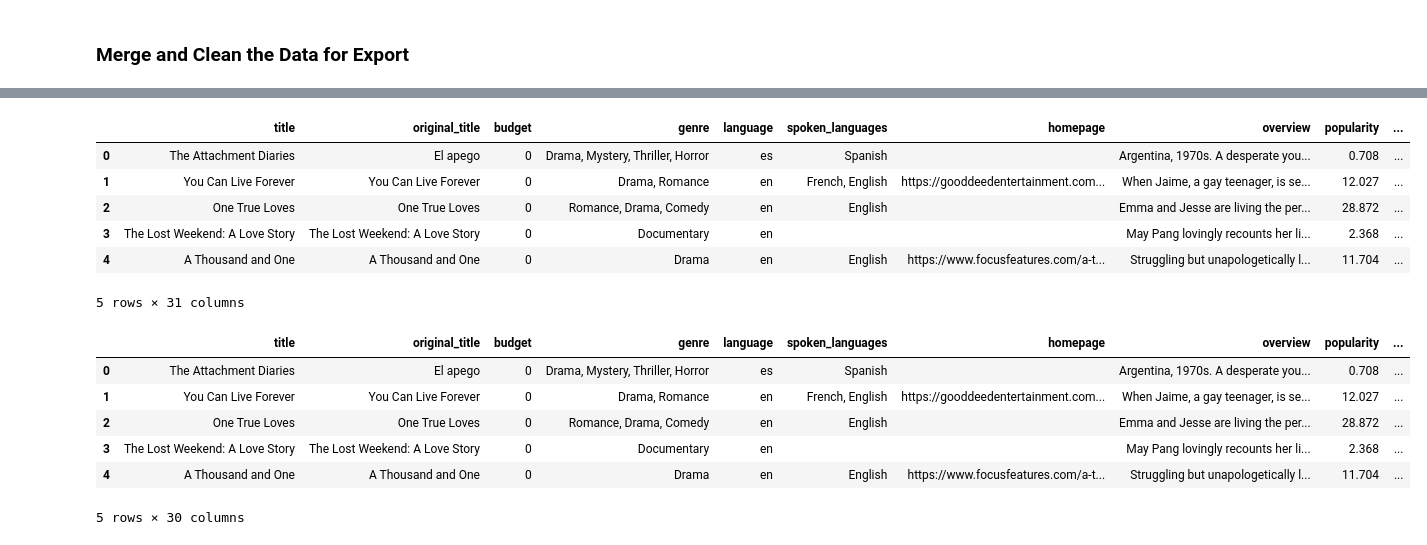
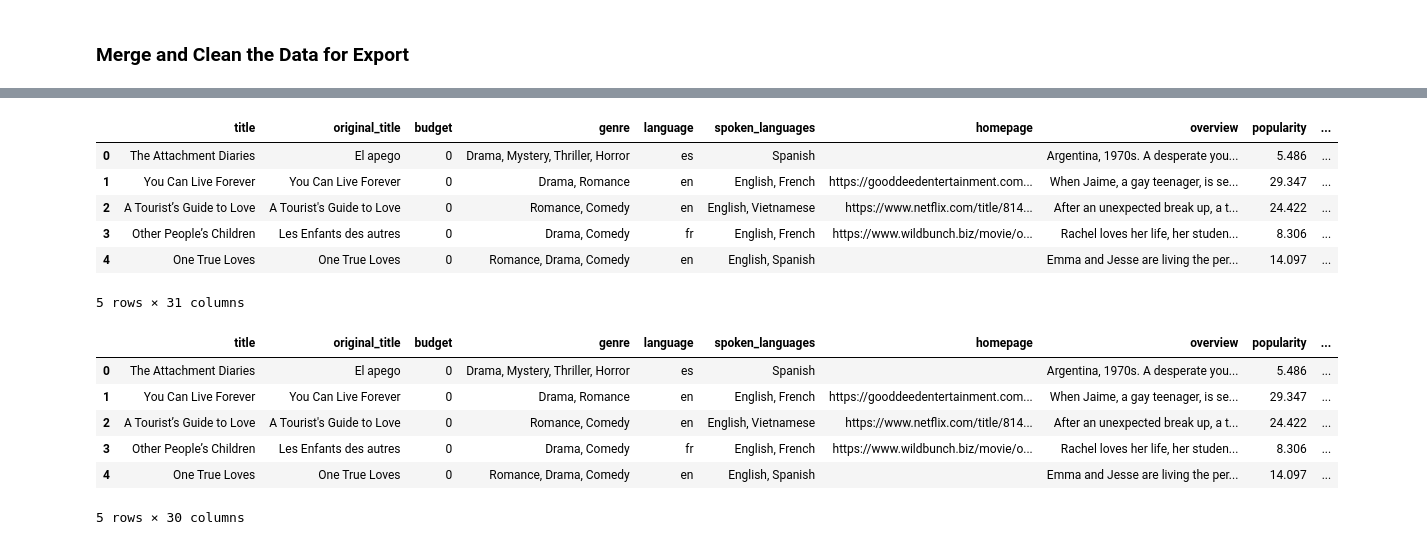
Before and after one commit to rjrdelatorre/data-sourcing-challenge, a Jupyter notebook: retrieve_movie_data.ipynb, the cells around one changed output, grey strips where cells are left out. Drawn from its saved outputs; the diff is of its cells as text; code cells hidden in the pictures.

```diff
--- a/retrieve_movie_data.ipynb
+++ b/retrieve_movie_data.ipynb
@@ -228,7 +230,7 @@ request_counter = 1
 for title in titles:
     # Check if we need to sleep before making a request
     if request_counter % 50 == 0:
-        print('Time to sleep for 1 second.')
+        print(f'Sleeping at {request_counter} requests')
         time.sleep(1)
 
     # Add 1 to the request counter
@@ -260,11 +262,16 @@ for title in titles:
         production_countries = [country["name"] for country in detail_json["production_countries"]]
         # Add the relevant data to a dictionary and
         # append it to the tmdb_movies_list list
+        # order of keys intended to match sample output
         tmdb_movies_list.append({
             "title": title,
             "original_title": detail_json["original_title"],
             "budget": detail_json["budget"],
-            "original_language": detail_json["original_language"],
+            # using singular 'genre' instead of 'genres' to match sample output
+            "genre": genres,
+            # using 'language' instead of 'original_language' to match sample output
+            "language": detail_json["original_language"],
+            "spoken_languages": spoken_languages,
             "homepage": detail_json["homepage"],
             "overview": detail_json["overview"],
             "popularity": detail_json["popularity"],
@@ -273,12 +280,10 @@ for title in titles:
             "release_date": detail_json["release_date"],
             "vote_average": detail_json["vote_average"],
             "vote_count": detail_json["vote_count"],
-            "genres": genres,
-            "spoken_languages": spoken_languages,
             "production_countries": production_countries,
         })
         print(f"Found {title}.")
-    except:
+    except Exception as e:
         # Print out the title that was not found
         print(f"{title} not found")
 # %% [output]
@@ -342,7 +347,6 @@ movies_df
 # %% [markdown]
 ### Merge and Clean the Data for Export
 # %%
-# Merge the New York Times reviews and TMDB DataFrames on title
-merged_df = pd.merge(reviews_df, movies_df, on="title", how="inner")
+merged_df = movies_df.merge(reviews_df, on='title', how='inner')
 merged_df
 # %% [output]
@@ -362,27 +366,31 @@ merged_df
 # %%
 # Remove list brackets and quotation marks on the columns containing lists
 # Create a list of the columns that need fixing
-
+columns_to_fix = ['genre', 'spoken_languages', 'production_countries']
 
 # Create a list of characters to remove
+characters_to_remove = [ "[", "]", "'"]
 
-
+fixed_df = merged_df.copy()
 # Loop through the list of columns to fix
-
+for column_name in columns_to_fix:
     # Convert the column to type 'str'
-
+    fixed_df[column_name] = fixed_df[column_name].astype(str)
 
     # Loop through characters to remove
-
+    for character in characters_to_remove:
+        # Remove the character from the column
+        fixed_df[column_name] = fixed_df[column_name].str.replace(character, "")
 
 # Display the fixed DataFrame
+fixed_df.head(5)
 # %% [output]
 |  | title | original_title | budget | genre | language | spoken_languages | homepage | overview | popularity | ... |
-| 0 | The Attachment Diaries | El apego | 0 | Drama, Mystery, Thriller, Horror | es | Spanish |  | Argentina, 1970s. A desperate you... | 0.708 | ... |
-| 1 | You Can Live Forever | You Can Live Forever | 0 | Drama, Romance | en | French, English | https://gooddeedentertainment.com... | When Jaime, a gay teenager, is se... | 12.027 | ... |
-| 2 | One True Loves | One True Loves | 0 | Romance, Drama, Comedy | en | English |  | Emma and Jesse are living the per... | 28.872 | ... |
-| 3 | The Lost Weekend: A Love Story | The Lost Weekend: A Love Story | 0 | Documentary | en |  |  | May Pang lovingly recounts her li... | 2.368 | ... |
-| 4 | A Thousand and One | A Thousand and One | 0 | Drama | en | English | https://www.focusfeatures.com/a-t... | Struggling but unapologetically l... | 11.704 | ... |
+| 0 | The Attachment Diaries | El apego | 0 | Drama, Mystery, Thriller, Horror | es | Spanish |  | Argentina, 1970s. A desperate you... | 5.486 | ... |
+| 1 | You Can Live Forever | You Can Live Forever | 0 | Drama, Romance | en | English, French | https://gooddeedentertainment.com... | When Jaime, a gay teenager, is se... | 29.347 | ... |
+| 2 | A Tourist’s Guide to Love | A Tourist's Guide to Love | 0 | Romance, Comedy | en | English, Vietnamese | https://www.netflix.com/title/814... | After an unexpected break up, a t... | 24.422 | ... |
+| 3 | Other People’s Children | Les Enfants des autres | 0 | Drama, Comedy | fr | English, French | https://www.wildbunch.biz/movie/o... | Rachel loves her life, her studen... | 8.306 | ... |
+| 4 | One True Loves | One True Loves | 0 | Romance, Drama, Comedy | en | English, Spanish |  | Emma and Jesse are living the per... | 14.097 | ... |
 5 rows × 31 columns
 # %%
 # Drop "byline.person" column
@@ -389,12 +398,15 @@ merged_df
 # %%
 # Delete duplicate rows and reset index
+no_duplicate_rows_df = fixed_df.drop_duplicates()
+no_duplicate_rows_df.reset_index(drop=True, inplace=True)
+no_duplicate_rows_df.head(5)
 # %% [output]
 |  | title | original_title | budget | genre | language | spoken_languages | homepage | overview | popularity | ... |
-| 0 | The Attachment Diaries | El apego | 0 | Drama, Mystery, Thriller, Horror | es | Spanish |  | Argentina, 1970s. A desperate you... | 0.708 | ... |
-| 1 | You Can Live Forever | You Can Live Forever | 0 | Drama, Romance | en | French, English | https://gooddeedentertainment.com... | When Jaime, a gay teenager, is se... | 12.027 | ... |
-| 2 | One True Loves | One True Loves | 0 | Romance, Drama, Comedy | en | English |  | Emma and Jesse are living the per... | 28.872 | ... |
-| 3 | The Lost Weekend: A Love Story | The Lost Weekend: A Love Story | 0 | Documentary | en |  |  | May Pang lovingly recounts her li... | 2.368 | ... |
-| 4 | A Thousand and One | A Thousand and One | 0 | Drama | en | English | https://www.focusfeatures.com/a-t... | Struggling but unapologetically l... | 11.704 | ... |
+| 0 | The Attachment Diaries | El apego | 0 | Drama, Mystery, Thriller, Horror | es | Spanish |  | Argentina, 1970s. A desperate you... | 5.486 | ... |
+| 1 | You Can Live Forever | You Can Live Forever | 0 | Drama, Romance | en | English, French | https://gooddeedentertainment.com... | When Jaime, a gay teenager, is se... | 29.347 | ... |
+| 2 | A Tourist’s Guide to Love | A Tourist's Guide to Love | 0 | Romance, Comedy | en | English, Vietnamese | https://www.netflix.com/title/814... | After an unexpected break up, a t... | 24.422 | ... |
+| 3 | Other People’s Children | Les Enfants des autres | 0 | Drama, Comedy | fr | English, French | https://www.wildbunch.biz/movie/o... | Rachel loves her life, her studen... | 8.306 | ... |
+| 4 | One True Loves | One True Loves | 0 | Romance, Drama, Comedy | en | English, Spanish |  | Emma and Jesse are living the per... | 14.097 | ... |
 5 rows × 30 columns
 # %%
 # Export data to CSV without the index
```
Also changed, not shown: parts of 7 cells of this notebook, 1 other file.
